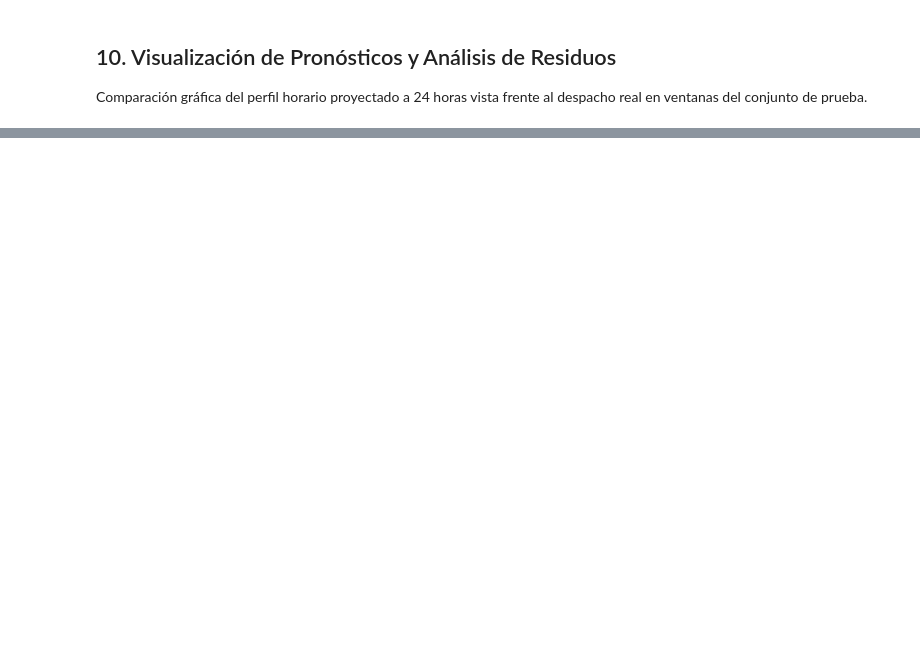
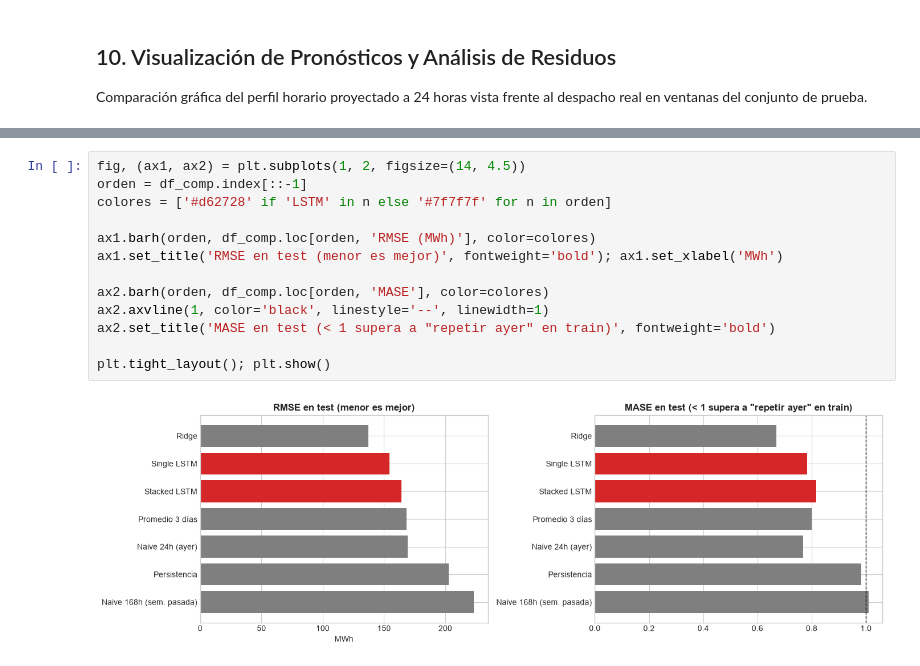
Before and after one commit to jcoronelc/forecasting-rnn-task, a Jupyter notebook: RNN_Series_Temporales.ipynb, the cells around one changed output, grey strips where cells are left out. Cells and saved outputs as stored; diff of their text form; blank space fills up the shorter version.

```diff
--- a/RNN_Series_Temporales.ipynb
+++ b/RNN_Series_Temporales.ipynb
@@ -735,0 +759,15 @@ plt.show()
+# %%
+fig, (ax1, ax2) = plt.subplots(1, 2, figsize=(14, 4.5))
+orden = df_comp.index[::-1]
+colores = ['#d62728' if 'LSTM' in n else '#7f7f7f' for n in orden]
+
+ax1.barh(orden, df_comp.loc[orden, 'RMSE (MWh)'], color=colores)
+ax1.set_title('RMSE en test (menor es mejor)', fontweight='bold'); ax1.set_xlabel('MWh')
+
+ax2.barh(orden, df_comp.loc[orden, 'MASE'], color=colores)
+ax2.axvline(1, color='black', linestyle='--', linewidth=1)
+ax2.set_title('MASE en test (< 1 supera a "repetir ayer" en train)', fontweight='bold')
+
+plt.tight_layout(); plt.show()
+# %% [output]
+[figure, added]
```
Also changed, not shown: parts of 30 cells of this notebook.
